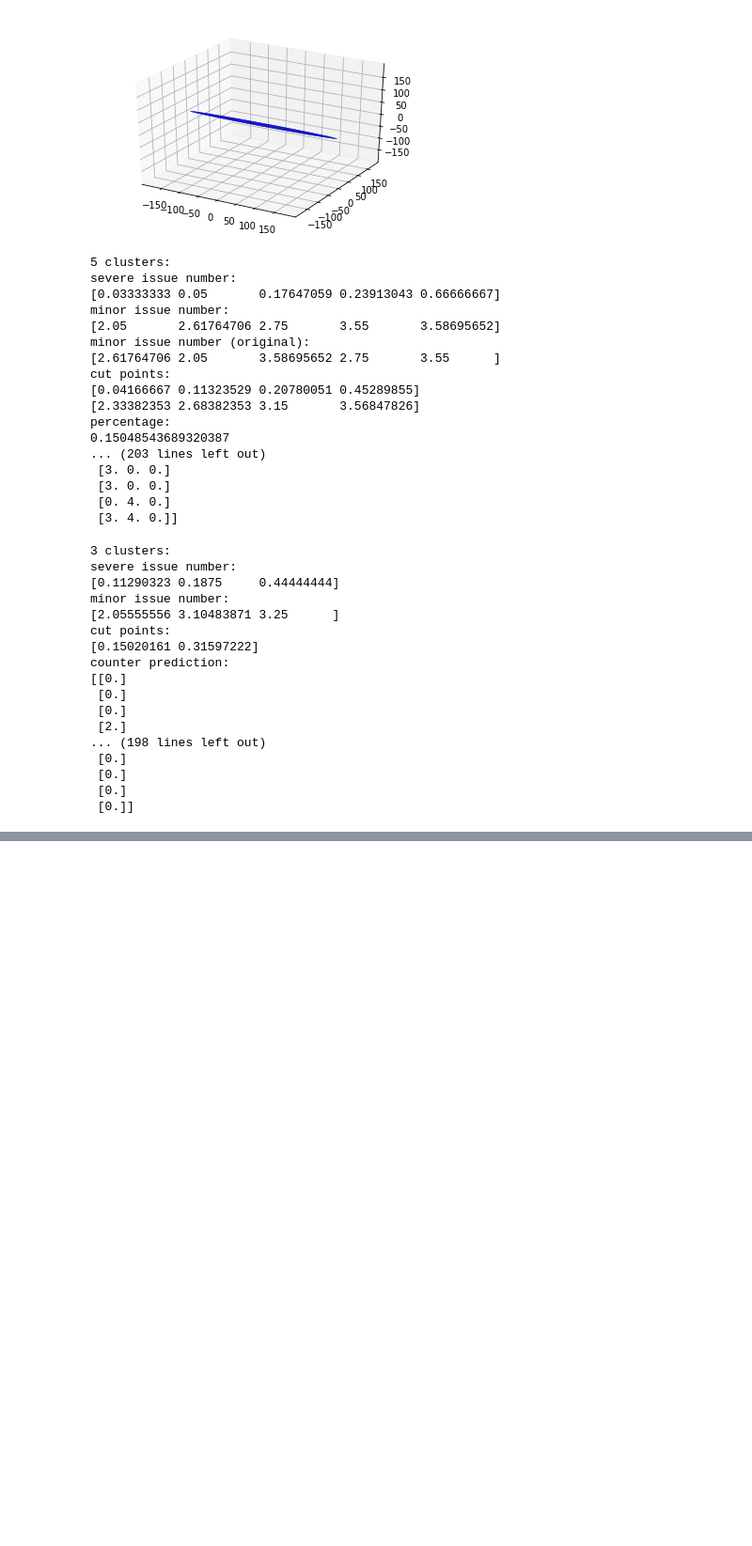
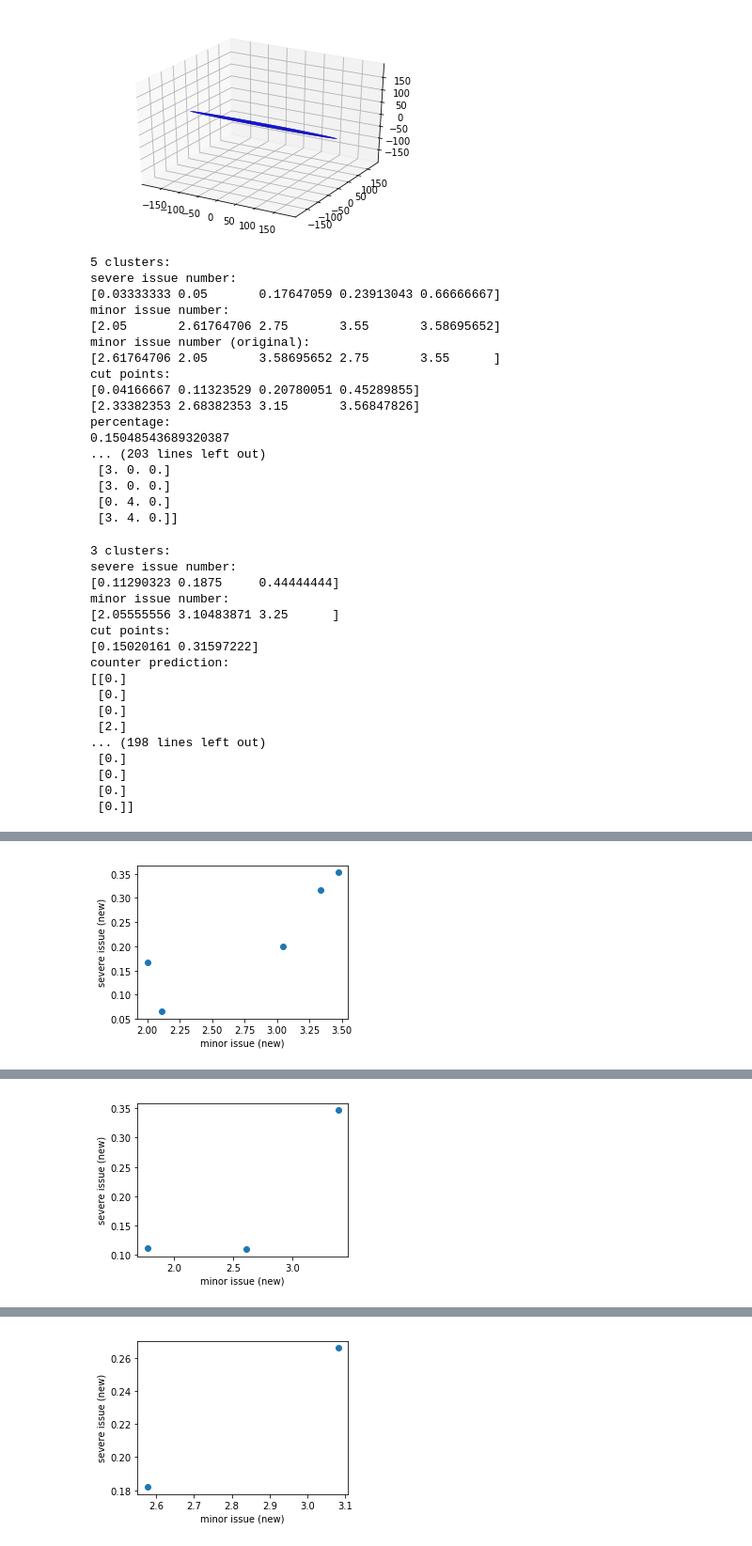
Before and after one commit to miss-grass/SidewalkIssues-sp18, a Jupyter notebook: time_distribution_clustering.ipynb, the cells around one changed output, grey strips where cells are left out. Shown at 94% size. Drawn from its saved outputs; the diff is of its cells as text; code cells hidden in the pictures; blank space fills up the shorter version.

```diff
--- a/time_distribution_clustering.ipynb
+++ b/time_distribution_clustering.ipynb
@@ -8,7 +8,7 @@ from sklearn.cluster import KMeans
 
 np.random.seed(5)
 
-X = pd.read_csv('/Users/Miss-grass/Documents/CSE495/Sp18/filteredRoute_only3.csv', skipinitialspace=True, dtype=object)
+X = pd.read_csv('/Users/Miss-grass/Documents/CSE495/Sp18/filteredRoute_only3.csv', dtype=object)
 X = X.values.astype(np.float);
 print(type(X))
 Y = pd.read_csv('/Users/Miss-grass/Documents/CSE495/Sp18/filteredRoute.csv', skipinitialspace=True,  skiprows=[0], dtype=object)
@@ -323,8 +323,12 @@ percentage:
  [0. 4. 0.]
  [3. 4. 0.]]
 # %%
-fignum = 2
+fignum = 1
 titles = ['5 clusters', '3 clusters', '2 clusters']
+
+estimators = [('k_means_5', KMeans(n_clusters=5)),
+              ('k_means_3', KMeans(n_clusters=3)),
+                ('k_means_2', KMeans(n_clusters=2))]
 
 name, est = estimators[1]
 print(titles[fignum-1] + ':')
@@ -394,3 +398,63 @@ counter prediction:
  [0.]
  [0.]
  [0.]]
+# %%
+X2 = pd.read_csv('/Users/Miss-grass/Documents/CSE495/Sp18/finalweek/output_hdchange_0-207.csv', skipinitialspace=True, dtype=object)
+X2 = X2.values.astype(np.object);
+
+fignum = 1
+titles = ['5 clusters', '3 clusters', '2 clusters']
+for name, est in estimators:
+    print(titles[fignum-1] + ':')
+    fig = plt.figure(fignum, figsize=(4, 3))
+
+    #ax = Axes3D(fig, rect=[0, 0, .95, 1], elev=28, azim=134)
+    est.fit(X)
+    centroid = est.cluster_centers_
+    print('centroid:')
+    print(centroid)
+
+    minorArr = np.zeros(shape=est.n_clusters)
+    severeArr = np.zeros(shape=est.n_clusters)
+    minorArr2 = np.zeros(shape=est.n_clusters)
+    severeArr2 = np.zeros(shape=est.n_clusters)
+    for i in range(est.n_clusters):
+        #indices = np.where(est.labels_ == i)
+
+        arr = X[np.where(est.labels_ == i)]
+        arr2 = Y[np.where(est.labels_ == i)]
+        arr3 = X2[np.where(est.labels_ == i)]
+        #print(type(arr2))
+        #print(arr2)
+        minor = 0
+        severe = 0
+        minor2 = 0
+        severe2 = 0
+        for row in arr2:
+            minor += float(row[6])
+            severe += float(row[7])
+        for row in arr3:
+            minor2 += float(row[6])
+            severe2 += float(row[5])
+
+        print("cluster " + str(i))
+        print("avg minor number (pre): " + str(minor / arr2.shape[0]))
+        print("avg severe number (pre): " + str(severe / arr2.shape[0]) + '\n')
+        print("avg minor number (new): " + str(minor2 / arr3.shape[0]))
+        print("avg severe number (new): " + str(severe2 / arr3.shape[0]) + '\n')
+        minorArr[i] = (minor / arr2.shape[0])
+        severeArr[i] = (severe / arr2.shape[0])
+        minorArr2[i] = (minor2 / arr3.shape[0])
+        severeArr2[i] = (severe2 / arr3.shape[0])
+
+
+        std = np.std(arr, axis=0)
+        #print('standard deviation for cluster ' + str(i+1) + ":")
+        #print(std)
+
+    plt.plot(minorArr2, severeArr2, "o")
+    plt.xlabel('minor issue (new)')
+    plt.ylabel('severe issue (new)')
+    plt.show()
+    fignum += 1
+# %% [output]
@@ -396,0 +478 @@ counter prediction:
+[figure, added]
@@ -396,0 +496 @@ counter prediction:
+[figure, added]
@@ -396,0 +514 @@ counter prediction:
+[figure, added]
```
Also changed, not shown: parts of 3 cells of this notebook.
